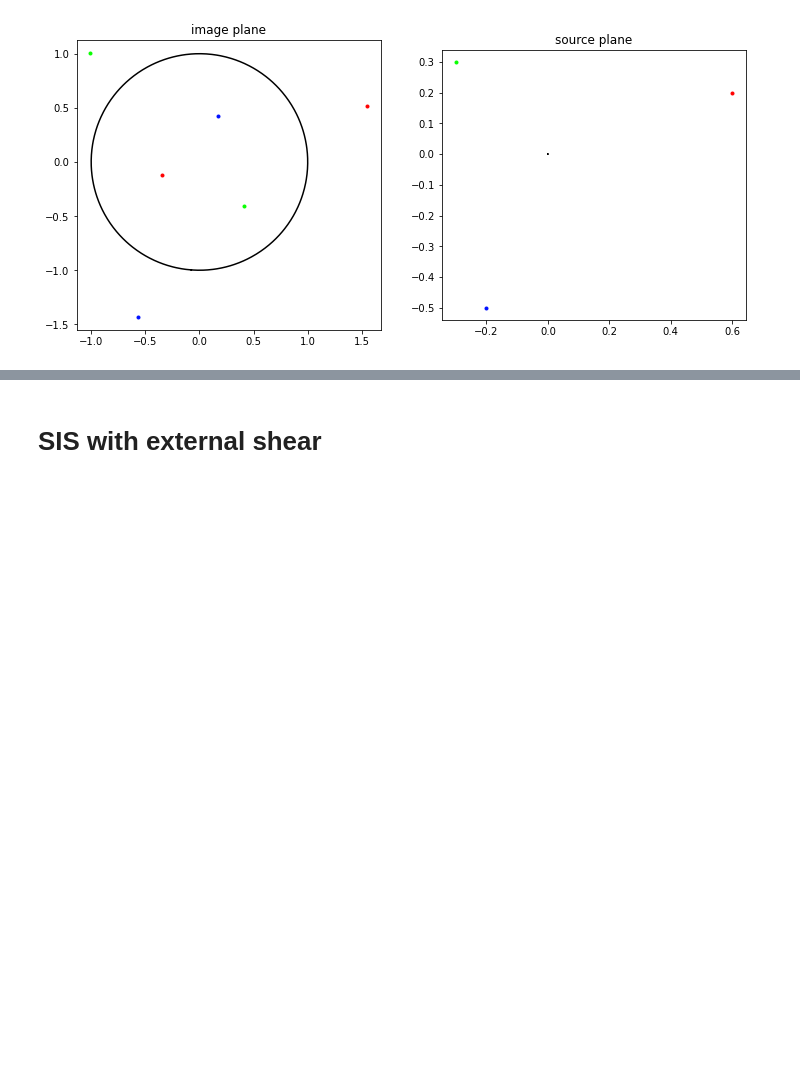
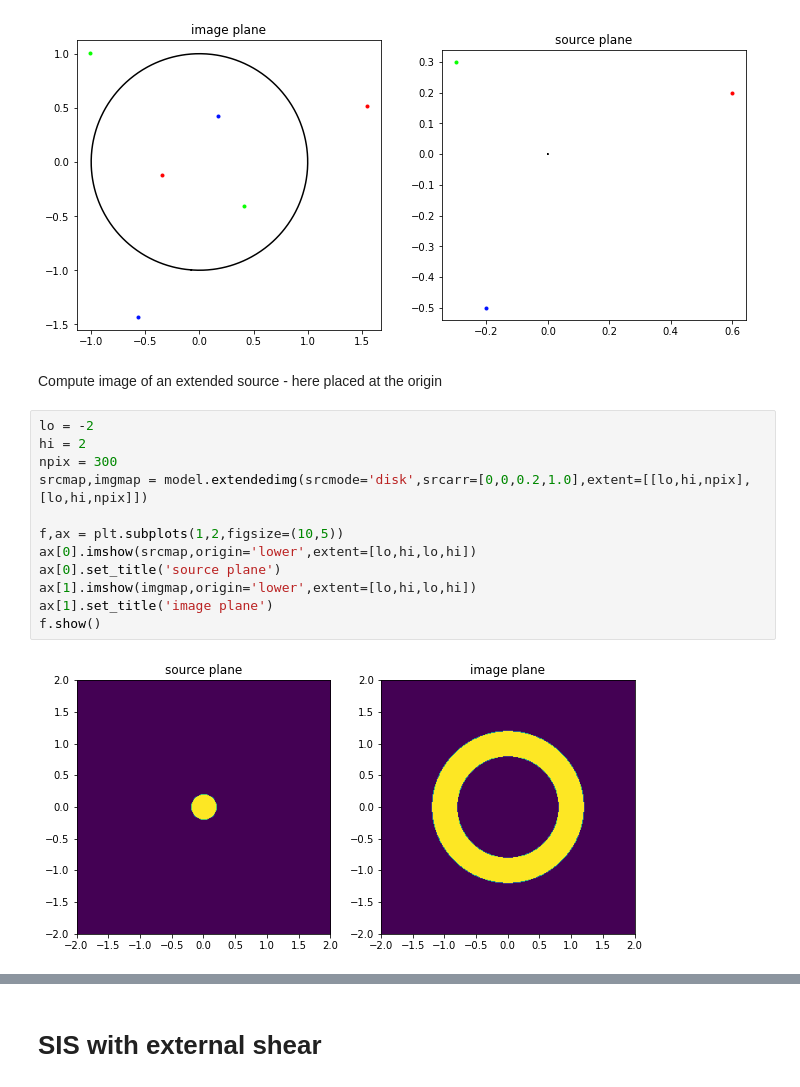
Before and after one commit to chuckkeeton/pygravlens, a Jupyter notebook: basic-examples.ipynb, the cells around one changed output, grey strips where cells are left out. Saved outputs shown, nothing was run; the diff lists cells and outputs as text; blank space fills up the shorter version.

Commit message:
add extendedimg feature and examples

```diff
--- a/basic-examples.ipynb
+++ b/basic-examples.ipynb
@@ -78,3 +78,19 @@ We can even include multiple sources. Here each source/image set is a different
 model.plot(src=[[0.6,0.2],[-0.3,0.3],[-0.2,-0.5]])
 # %% [output]
 [figure]
+# %% [markdown]
+Compute image of an extended source - here placed at the origin
+# %%
+lo = -2
+hi = 2
+npix = 300
+srcmap,imgmap = model.extendedimg(srcmode='disk',srcarr=[0,0,0.2,1.0],extent=[[lo,hi,npix],[lo,hi,npix]])
+
+f,ax = plt.subplots(1,2,figsize=(10,5))
+ax[0].imshow(srcmap,origin='lower',extent=[lo,hi,lo,hi])
+ax[0].set_title('source plane')
+ax[1].imshow(imgmap,origin='lower',extent=[lo,hi,lo,hi])
+ax[1].set_title('image plane')
+f.show()
+# %% [output]
+[figure, added]
```
Also changed, not shown: parts of 8 cells of this notebook, 1 other file.
